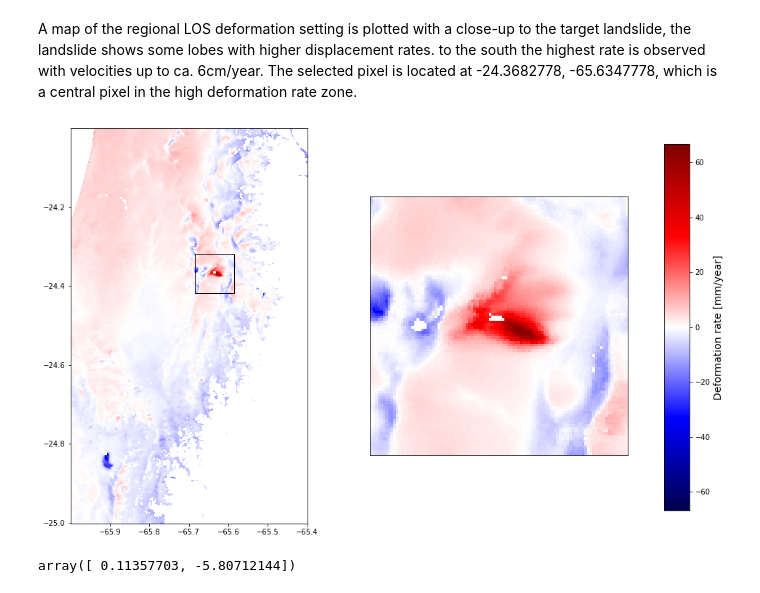
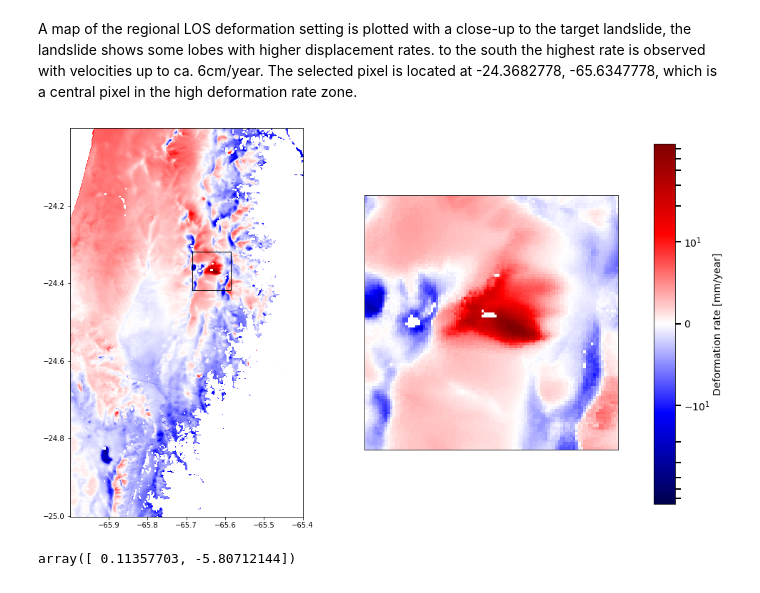
Before and after one commit to nicgar20/ts_analysis, a Jupyter notebook: ts_analysis.ipynb, the cells around one changed output. Saved outputs shown, nothing was run; the diff lists cells and outputs as text; code cells hidden in the pictures.

```diff
--- a/ts_analysis.ipynb
+++ b/ts_analysis.ipynb
@@ -67,33 +68,35 @@ A map of the regional LOS deformation setting is plotted with a close-up to the
 # %%
 y, x = 368, 365 # Can convert to lat lon
 fig, ax = plt.subplots(1, 2, figsize = (14,10))
 ax[0].imshow(vel, cmap="seismic", extent=extent,
-             vmin=-np.nanmax(vel))
+             vmin=-np.nanmax(vel),
+             norm=SymLogNorm(10))
 
 AOI = patches.Rectangle((corner_lon + post_lon*(x-50),
                          corner_lat + post_lat*(y-50)),
                         100*post_lon,100*post_lat,
                         edgecolor="k", facecolor="none")
 ax[0].add_patch(AOI)
 
 ax[1].imshow(vel[y-50:y+50,x-50:x+50], cmap="seismic",
-             vmax = np.nanmax(vel), vmin=-np.nanmax(vel))
+             vmax = np.nanmax(vel), vmin=-np.nanmax(vel),
+             norm=SymLogNorm(20))
 
 ax[1].set_xticks([], [])
 ax[1].set_yticks([], [])
 
-cax = fig.add_axes([0.95, 0.15, 0.035, 0.7])
-norm = mpl.colors.Normalize(vmin=-np.nanmax(vel),
-                            vmax=np.nanmax(vel))
+cax = fig.add_axes([0.95, 0.15, 0.03, 0.7])
+norm = mpl.colors.SymLogNorm(10, vmin=-np.nanmax(vel), vmax=np.nanmax(vel))#Normalize(vmin=-np.nanmax(vel),
+                            #vmax=np.nanmax(vel))
 cmap = mpl.cm.seismic
 cb1 = mpl.colorbar.ColorbarBase(ax=cax, cmap=cmap,
                                 norm=norm,
                                 orientation='vertical'
                                )
-
+cb1.ax.tick_params(labelsize=14, width=2, length=8)
 cb1.set_label('Deformation rate [mm/year]', size=14)
 # %% [output]
-[figure, old version]
+[figure, new version]
 # %%
 def date2delta(d0, d):
     delta = d - d0
```
Also changed, not shown: parts of 8 cells of this notebook.
